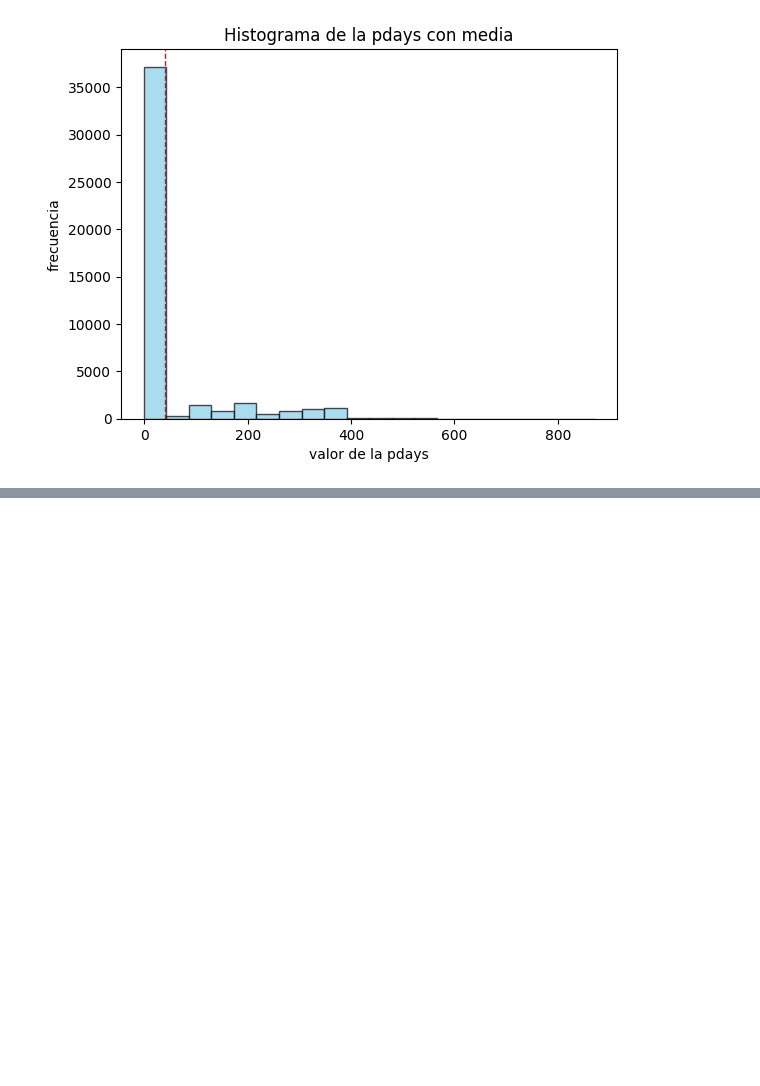
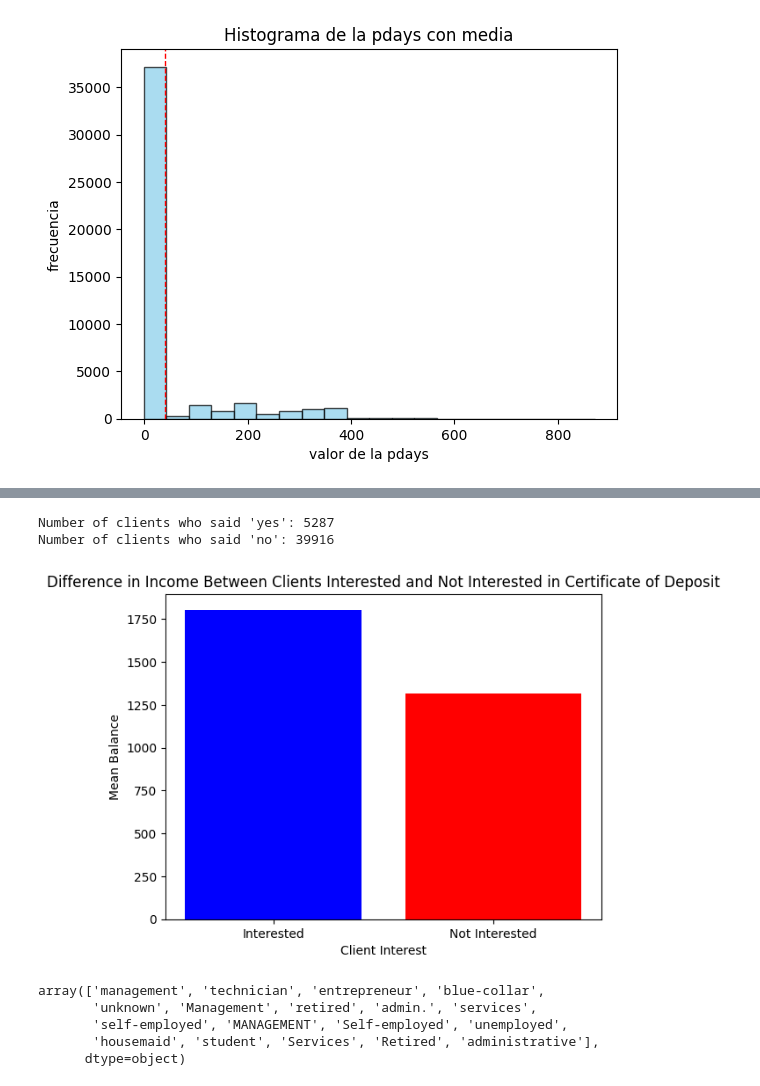
Before and after one commit to AndrewsJascoro/DataAnalyts_Mintic_Talento_Tech, a Jupyter notebook: Data_Cleaning_Tutorial.ipynb, the cells around one changed output, grey strips where cells are left out. Cells and saved outputs as stored; diff of their text form; code cells hidden in the pictures; blank space fills up the shorter version.

```diff
--- a/Data_Cleaning_Tutorial.ipynb
+++ b/Data_Cleaning_Tutorial.ipynb
@@ -1624,0 +1657,45 @@ plt.show()
+# %%
+# Question number 2
+import pandas as pd
+import matplotlib.pyplot as plt
+
+# Define the path for the Parquet file
+parquet_file_path = "dataset_banco_101_cleaned_copy.parquet"
+
+# Read the Parquet file into a pandas DataFrame
+df = pd.read_parquet(parquet_file_path)
+
+# Filter the DataFrame for clients interested and not interested in the certificate of deposit
+interested_clients = df[df['y'] == 'yes']
+not_interested_clients = df[df['y'] == 'no']
+
+# Calculate the mean balance for interested and not interested clients
+mean_balance_interested = interested_clients['balance'].mean()
+mean_balance_not_interested = not_interested_clients['balance'].mean()
+
+# Count the number of clients who said "yes" and "no"
+num_clients_yes = interested_clients.shape[0]
+num_clients_no = not_interested_clients.shape[0]
+
+print("Number of clients who said 'yes':", num_clients_yes)
+print("Number of clients who said 'no':", num_clients_no)
+
+# Plot the difference in income (balance) between interested and not interested clients
+plt.bar(['Interested', 'Not Interested'], [mean_balance_interested, mean_balance_not_interested], color=['blue', 'red'])
+plt.title('Difference in Income Between Clients Interested and Not Interested in Certificate of Deposit')
+plt.xlabel('Client Interest')
+plt.ylabel('Mean Balance')
+%matplotlib inline
+plt.show()
+# %% [output]
+Number of clients who said 'yes': 5287
+Number of clients who said 'no': 39916
+[figure, added]
+# %%
+display(df['job'].unique())
+# %% [output]
+array(['management', 'technician', 'entrepreneur', 'blue-collar',
+       'unknown', 'Management', 'retired', 'admin.', 'services',
+       'self-employed', 'MANAGEMENT', 'Self-employed', 'unemployed',
+       'housemaid', 'student', 'Services', 'Retired', 'administrative'],
+      dtype=object)
```
Also changed, not shown: parts of 24 cells of this notebook.
